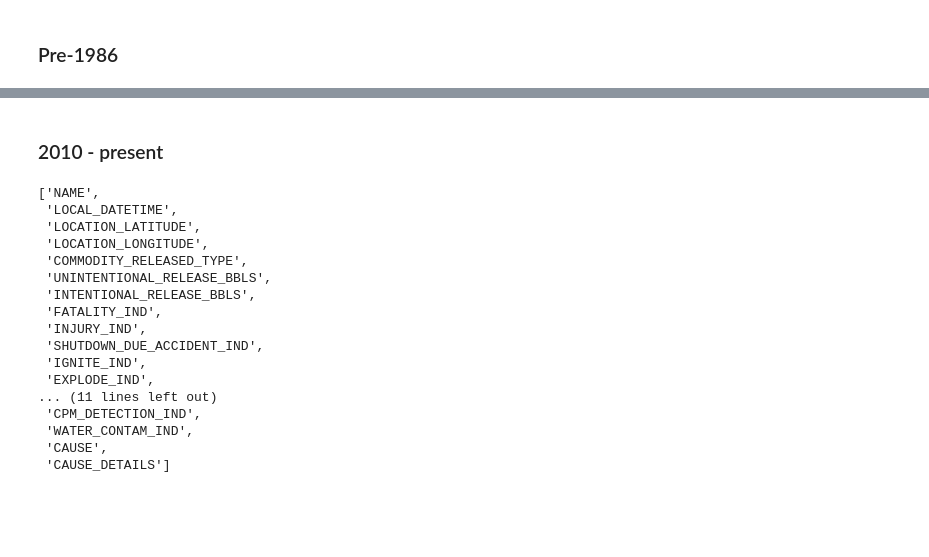
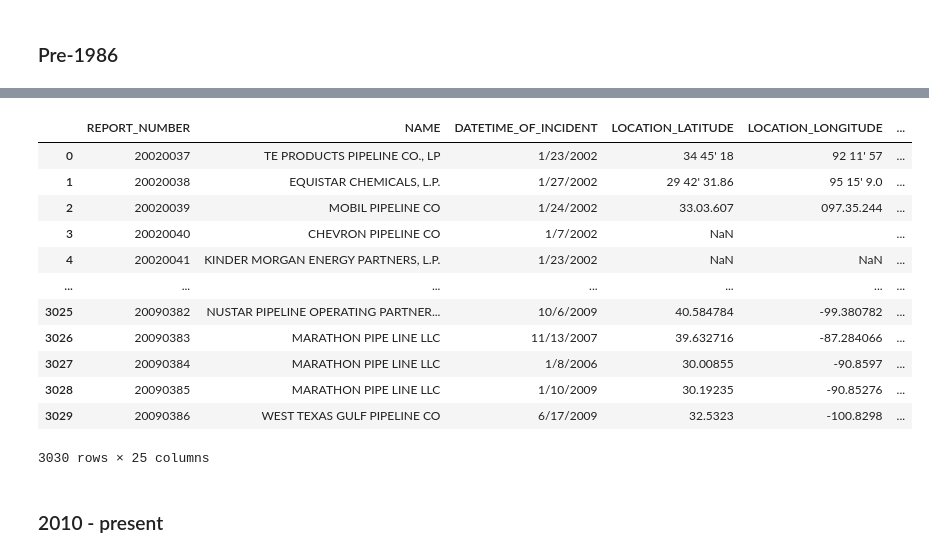
Before and after one commit to JeffreyS-0/Oil_Spills_Overtime_Analysis, a Jupyter notebook: oilspill_dataframes.ipynb, the cells around one changed output, grey strips where cells are left out. Cells and saved outputs as stored; diff of their text form; code cells hidden in the pictures; blank space fills up the shorter version.

```diff
--- a/oilspill_dataframes.ipynb
+++ b/oilspill_dataframes.ipynb
@@ -87,0 +134,4 @@ df.rename(new_columns, axis=1, inplace=True)
+# %%
+column_names = 'REPORT_NUMBER NAME DATETIME_OF_INCIDENT LOCATION_LATITUDE LOCATION_LONGITUDE COMMODITY_RELEASED_TYPE TOTAL_BBLS_RELEASED FATALITY_IND INJURY_IND SHUTDOWN_DUE_ACCIDENT_IND IGNITE_IND EXPLODE_IND ON_OFF_SHORE	INCIDENT_AREA_TYPE	DEPTH_OF_COVER  ITEM_INVOLVED PIPE_DIAMETER	INSTALLATION_YEAR	AGE_OF_FACILITY RELEASE_TYPE LEAK_TYPE TOTAL_EST_COST	ACCIDENT_PRESSURE	WATER_CONTAM_IND	CAUSE'
+column_names = column_names.split()
+column_names
@@ -88,26 +156,30 @@ df.rename(new_columns, axis=1, inplace=True)
+# %%
+pipeline_file = '2002-2009.csv'
+pipeline_data, fixed_pipeline_data = extract(pipeline_file,column_names)
+yr2002_2009_df = fixed_pipeline_data
+# %%
+#check dataframe
+yr2002_2009_df
+# %% [output]
+|  | REPORT_NUMBER | NAME | DATETIME_OF_INCIDENT | LOCATION_LATITUDE | LOCATION_LONGITUDE | ... |
+| 0 | 20020037 | TE PRODUCTS PIPELINE CO., LP | 1/23/2002 | 34 45' 18 | 92 11' 57 | ... |
+| 1 | 20020038 | EQUISTAR CHEMICALS, L.P. | 1/27/2002 | 29 42' 31.86 | 95 15' 9.0 | ... |
+| 2 | 20020039 | MOBIL PIPELINE CO | 1/24/2002 | 33.03.607 | 097.35.244 | ... |
+| 3 | 20020040 | CHEVRON PIPELINE CO | 1/7/2002 | NaN |  | ... |
+| 4 | 20020041 | KINDER MORGAN ENERGY PARTNERS, L.P. | 1/23/2002 | NaN | NaN | ... |
+| ... | ... | ... | ... | ... | ... | ... |
+| 3025 | 20090382 | NUSTAR PIPELINE OPERATING PARTNER... | 10/6/2009 | 40.584784 | -99.380782 | ... |
+| 3026 | 20090383 | MARATHON PIPE LINE LLC | 11/13/2007 | 39.632716 | -87.284066 | ... |
+| 3027 | 20090384 | MARATHON PIPE LINE LLC | 1/8/2006 | 30.00855 | -90.8597 | ... |
+| 3028 | 20090385 | MARATHON PIPE LINE LLC | 1/10/2009 | 30.19235 | -90.85276 | ... |
+| 3029 | 20090386 | WEST TEXAS GULF PIPELINE CO | 6/17/2009 | 32.5323 | -100.8298 | ... |
+3030 rows × 25 columns
 # %% [markdown]
 ### 2010 - present
 # %%
-column_names = 'REPORT_NUMBER NAME LOCAL_DATETIME LOCATION_LATITUDE LOCATION_LONGITUDE COMMODITY_RELEASED_TYPE UNINTENTIONAL_RELEASE_BBLS INTENTIONAL_RELEASE_BBLS FATALITY_IND INJURY_IND	SHUTDOWN_DUE_ACCIDENT_IND	IGNITE_IND	EXPLODE_IND	ON_OFF_SHORE	INCIDENT_AREA_TYPE	DEPTH_OF_COVER	ITEM_INVOLVED	PIPE_DIAMETER INSTALLATION_YEAR RELEASE_TYPE	LEAK_TYPE	PRPTY	ACCIDENT_PRESSURE	SCADA_DETECTION_IND	CPM_DETECTION_IND	WATER_CONTAM_IND	CAUSE	CAUSE_DETAILS'
+column_names = 'REPORT_NUMBER NAME LOCAL_DATETIME LOCATION_LATITUDE LOCATION_LONGITUDE COMMODITY_RELEASED_TYPE TOTAL_BBLS_RELEASED FATALITY_IND INJURY_IND	SHUTDOWN_DUE_ACCIDENT_IND	IGNITE_IND	EXPLODE_IND	ON_OFF_SHORE	INCIDENT_AREA_TYPE	DEPTH_OF_COVER	ITEM_INVOLVED	PIPE_DIAMETER INSTALLATION_YEAR RELEASE_TYPE	LEAK_TYPE	PRPTY	ACCIDENT_PRESSURE	SCADA_DETECTION_IND	CPM_DETECTION_IND	WATER_CONTAM_IND	CAUSE	CAUSE_DETAILS'
+#create list of column names
 column_names = column_names.split()
-# %% [output]
-['NAME',
- 'LOCAL_DATETIME',
- 'LOCATION_LATITUDE',
- 'LOCATION_LONGITUDE',
- 'COMMODITY_RELEASED_TYPE',
- 'UNINTENTIONAL_RELEASE_BBLS',
- 'INTENTIONAL_RELEASE_BBLS',
- 'FATALITY_IND',
- 'INJURY_IND',
- 'SHUTDOWN_DUE_ACCIDENT_IND',
- 'IGNITE_IND',
- 'EXPLODE_IND',
-... (11 lines left out)
- 'CPM_DETECTION_IND',
- 'WATER_CONTAM_IND',
- 'CAUSE',
- 'CAUSE_DETAILS']
 # %%
 
 pipeline_file = 'yr2010_present.csv'
```
Also changed, not shown: parts of 16 cells of this notebook.
